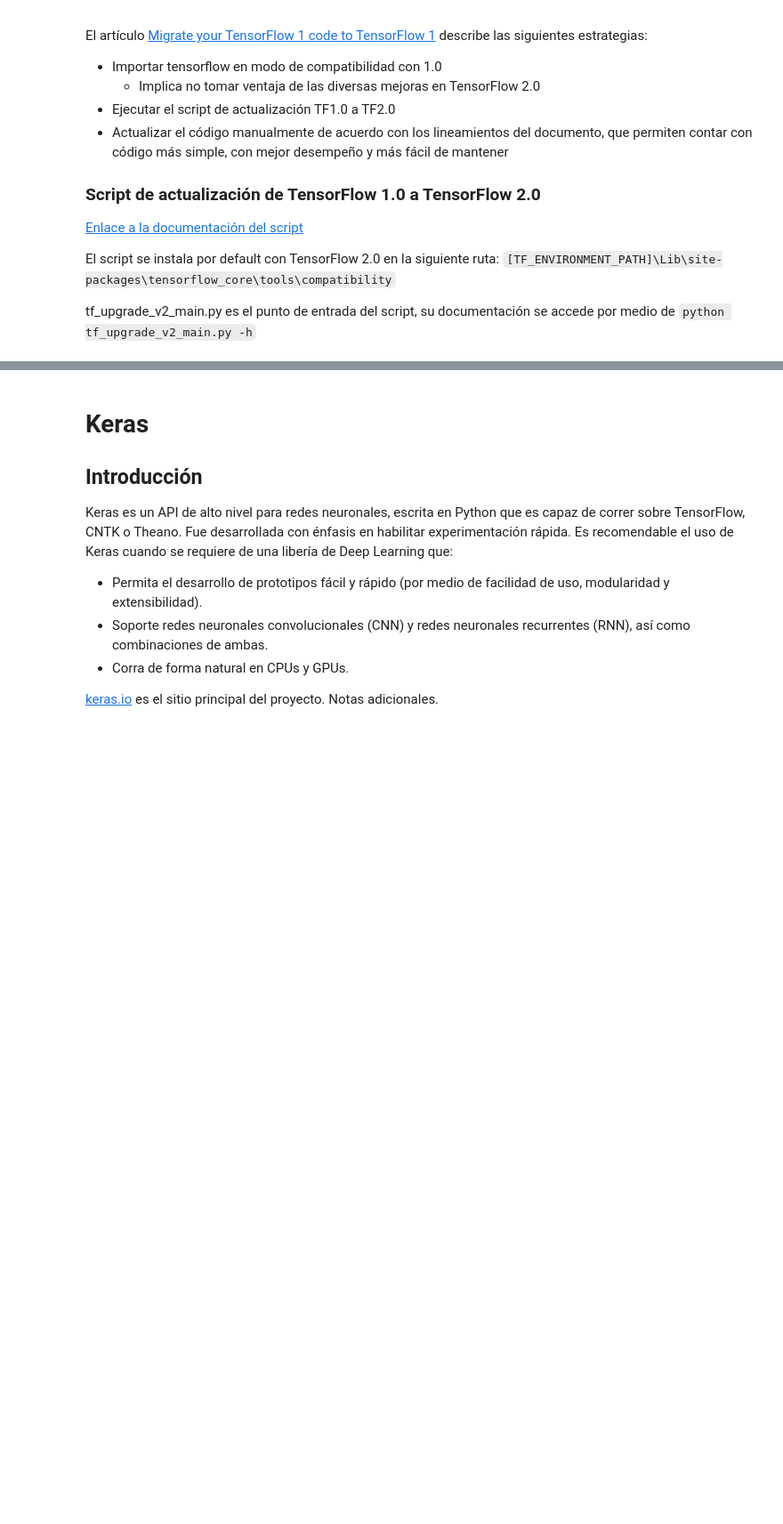
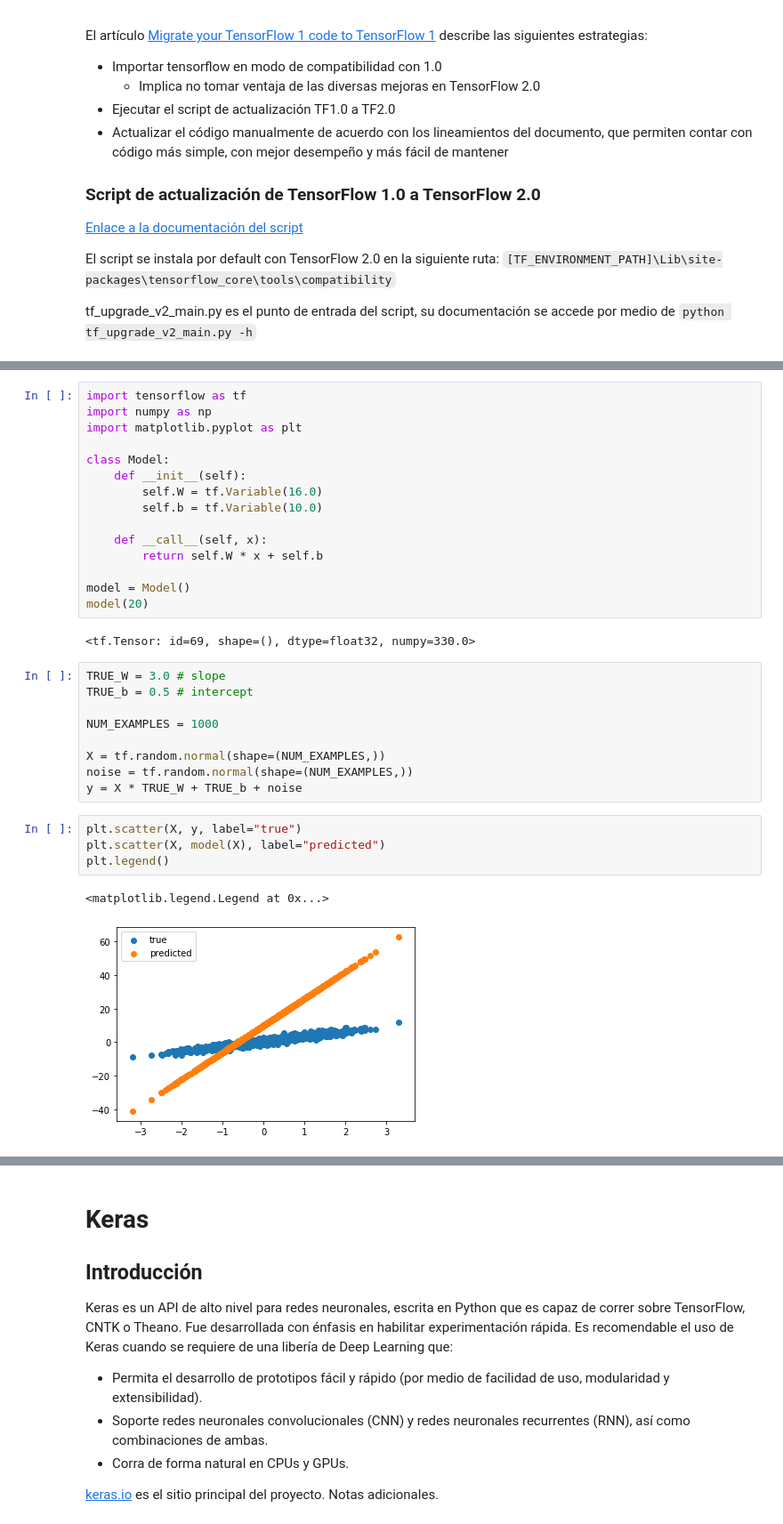
Before and after one commit to naylalex/m2-deep-learning, a Jupyter notebook: Introducción.ipynb, the cells around one changed output, grey strips where cells are left out. Shown at 89% size. Saved outputs shown, nothing was run; the diff lists cells and outputs as text; blank space fills up the shorter version.

```diff
--- a/Introducción.ipynb
+++ b/Introducción.ipynb
@@ -272,0 +299,33 @@ Flujo de referencia:
+# %%
+import tensorflow as tf
+import numpy as np
+import matplotlib.pyplot as plt
+
+class Model:
+    def __init__(self):
+        self.W = tf.Variable(16.0)
+        self.b = tf.Variable(10.0)
+
+    def __call__(self, x):
+        return self.W * x + self.b
+
+model = Model()
+model(20)
+# %% [output]
+<tf.Tensor: id=69, shape=(), dtype=float32, numpy=330.0>
+# %%
+TRUE_W = 3.0 # slope
+TRUE_b = 0.5 # intercept
+
+NUM_EXAMPLES = 1000
+
+X = tf.random.normal(shape=(NUM_EXAMPLES,))
+noise = tf.random.normal(shape=(NUM_EXAMPLES,))
+y = X * TRUE_W + TRUE_b + noise
+# %%
+plt.scatter(X, y, label="true")
+plt.scatter(X, model(X), label="predicted")
+plt.legend()
+# %% [output]
+<matplotlib.legend.Legend at 0x...>
+[figure, added]
```
Also changed, not shown: parts of 12 cells of this notebook.
